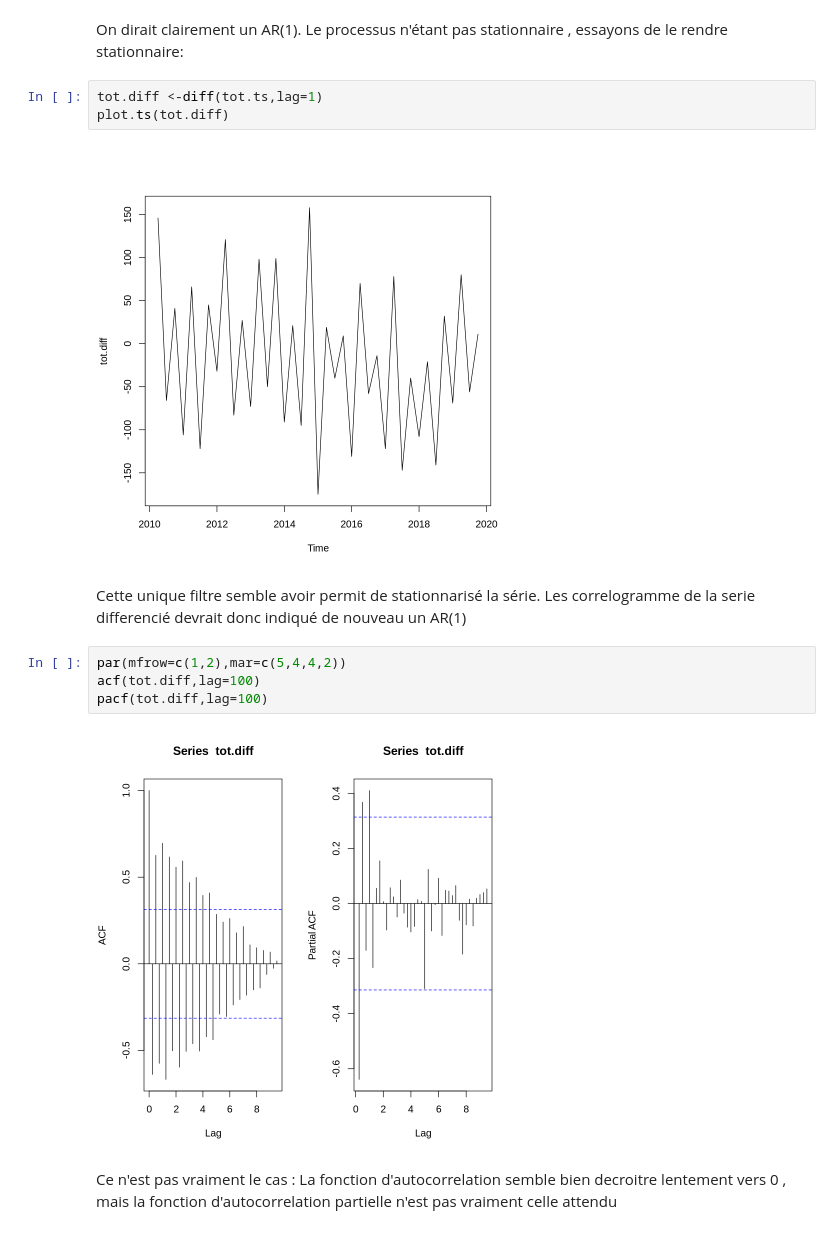
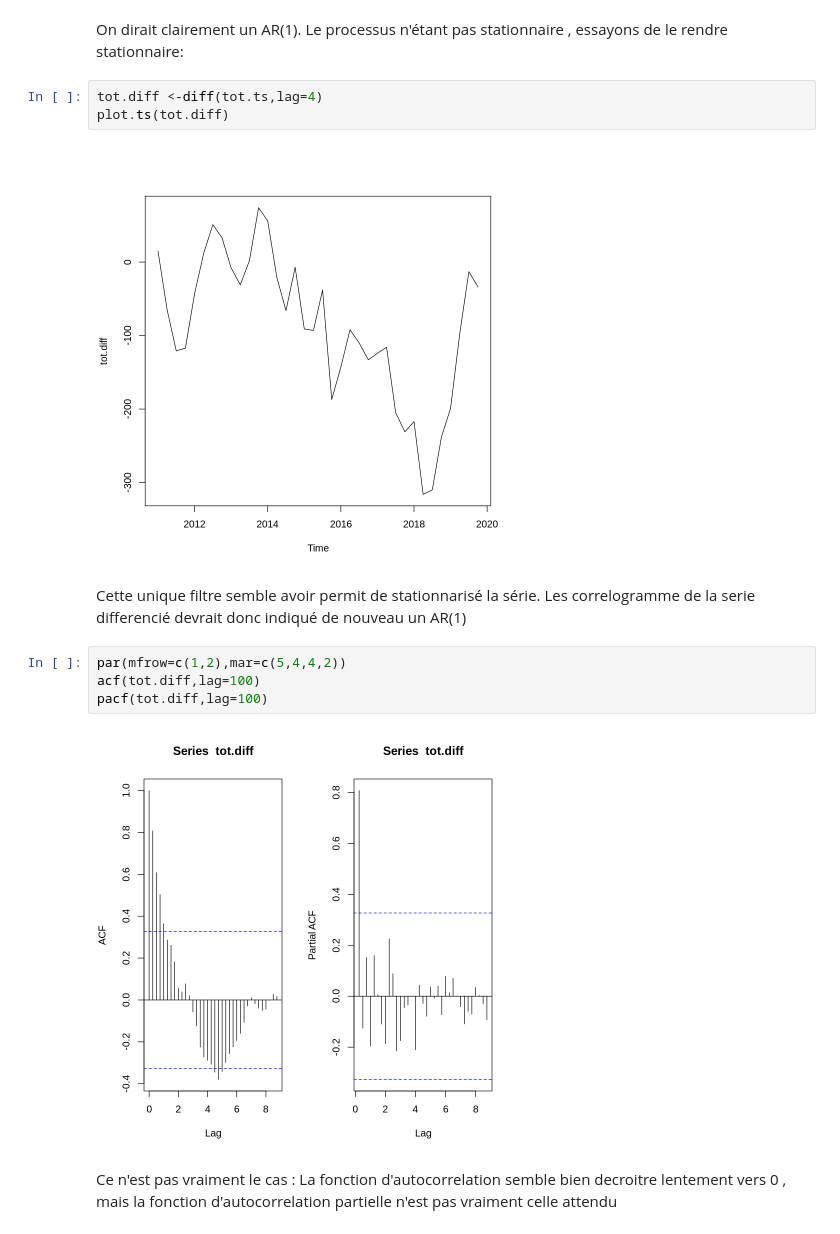
Before and after one commit to Jay-boo/TimeSeries_ACOSS, a Jupyter notebook: main.ipynb, the cells around one changed output. Drawn from its saved outputs; the diff is of its cells as text.

```diff
--- a/main.ipynb
+++ b/main.ipynb
@@ -442,10 +481,10 @@ pacf(tot.ts,lag=100)
 On dirait clairement un AR(1).
 Le processus n'étant pas stationnaire , essayons de le rendre stationnaire:
 # %%
-tot.diff <-diff(tot.ts,lag=1)
+tot.diff <-diff(tot.ts,lag=4)
 plot.ts(tot.diff)
 # %% [output]
-[figure, old version]
+[figure, new version]
 # %% [markdown]
 Cette unique filtre semble avoir permit de stationnarisé la série.
 Les correlogramme de la serie differencié devrait donc indiqué de nouveau un AR(1)
@@ -454,7 +493,7 @@ par(mfrow=c(1,2),mar=c(5,4,4,2))
 acf(tot.diff,lag=100)
 pacf(tot.diff,lag=100)
 # %% [output]
-[figure, old version]
+[figure, new version]
 # %% [markdown]
 Ce n'est pas vraiment le cas : La fonction d'autocorrelation semble bien decroitre lentement vers 0 , mais la fonction d'autocorrelation partielle n'est pas vraiment celle attendu
 # %%
```
Also changed, not shown: parts of 31 cells of this notebook.
